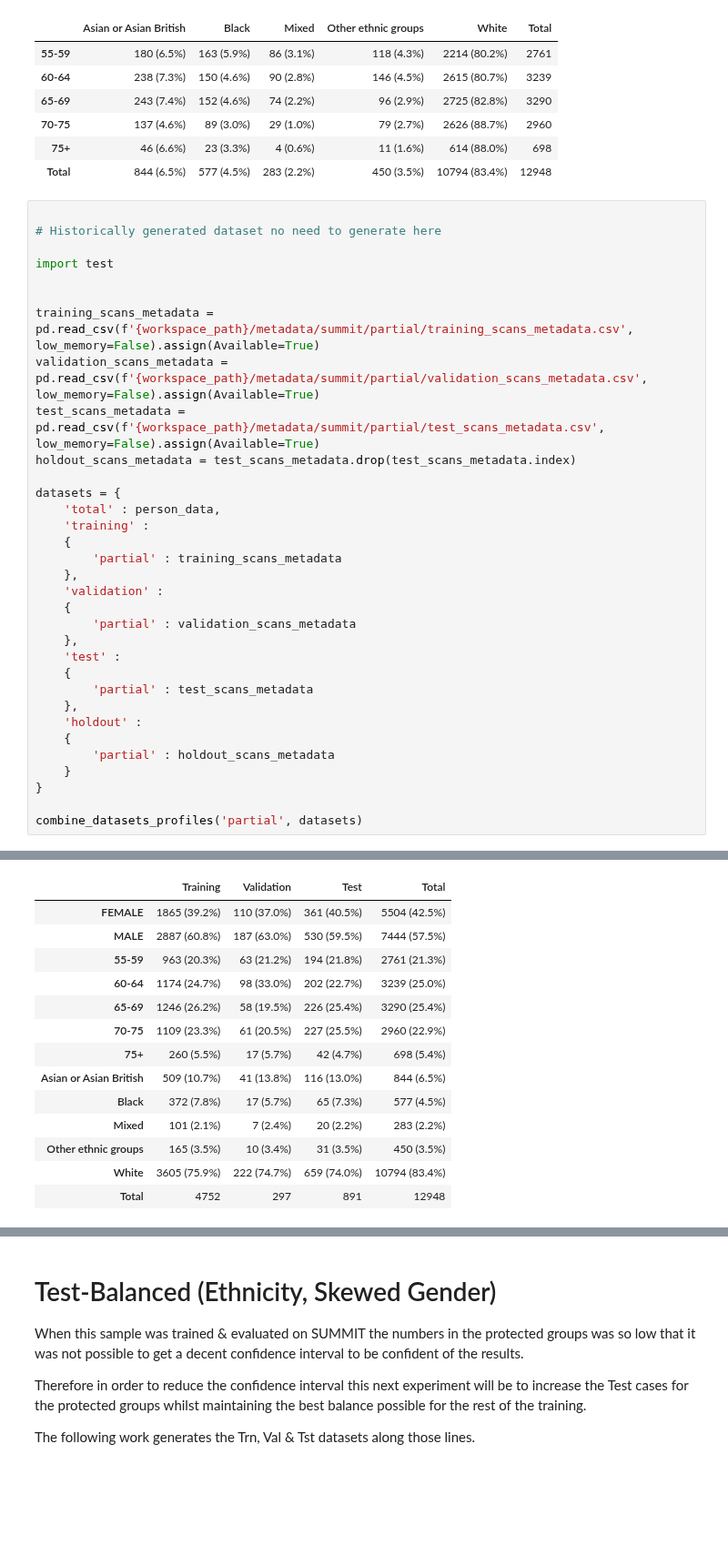
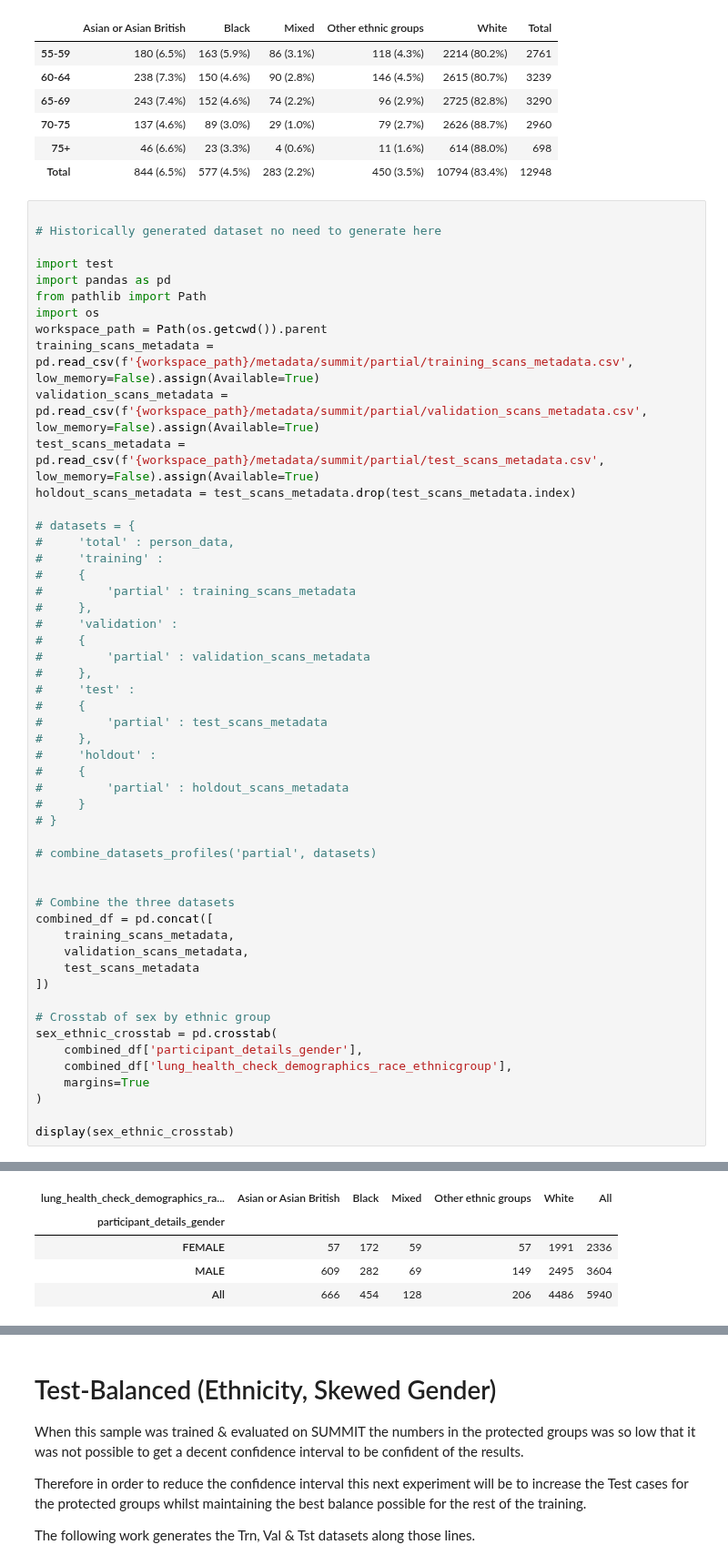
Before and after one commit to johnmccabe44/fairness-in-nodule-detection, a Jupyter notebook: notebooks/experiment_design.ipynb, the cells around one changed output, grey strips where cells are left out. Shown at 91% size. Cells and saved outputs as stored; diff of their text form; blank space fills up the shorter version.

```diff
--- a/notebooks/experiment_design.ipynb
+++ b/notebooks/experiment_design.ipynb
@@ -464,32 +464,51 @@ display(xtab)
 # Historically generated dataset no need to generate here
 
 import test
-
-
+import pandas as pd
+from pathlib import Path
+import os
+workspace_path = Path(os.getcwd()).parent
 training_scans_metadata = pd.read_csv(f'{workspace_path}/metadata/summit/partial/training_scans_metadata.csv', low_memory=False).assign(Available=True)
 validation_scans_metadata = pd.read_csv(f'{workspace_path}/metadata/summit/partial/validation_scans_metadata.csv', low_memory=False).assign(Available=True)
 test_scans_metadata = pd.read_csv(f'{workspace_path}/metadata/summit/partial/test_scans_metadata.csv', low_memory=False).assign(Available=True)
 holdout_scans_metadata = test_scans_metadata.drop(test_scans_metadata.index)
 
-datasets = {
-    'total' : person_data,
-    'training' :
-    {
-        'partial' : training_scans_metadata
-    },
-    'validation' :
-    {
-        'partial' : validation_scans_metadata
-    },
-    'test' :
-    {
-        'partial' : test_scans_metadata
-    },
-    'holdout' :
-    {
-        'partial' : holdout_scans_metadata
-    }
-}
+# datasets = {
+#     'total' : person_data,
+#     'training' :
+#     {
+#         'partial' : training_scans_metadata
+#     },
+#     'validation' :
+#     {
+#         'partial' : validation_scans_metadata
+#     },
+#     'test' :
+#     {
+#         'partial' : test_scans_metadata
+#     },
+#     'holdout' :
+#     {
+#         'partial' : holdout_scans_metadata
+#     }
+# }
 
-combine_datasets_profiles('partial', datasets)
+# combine_datasets_profiles('partial', datasets)
+
+
+# Combine the three datasets
+combined_df = pd.concat([
+    training_scans_metadata,
+    validation_scans_metadata,
+    test_scans_metadata
+])
+
+# Crosstab of sex by ethnic group
+sex_ethnic_crosstab = pd.crosstab(
+    combined_df['participant_details_gender'],
+    combined_df['lung_health_check_demographics_race_ethnicgroup'],
+    margins=True
+)
+
+display(sex_ethnic_crosstab)
 # %% [output]
@@ -497,14 +515,5 @@ True True True False
-|  | Training | Validation | Test | Total |
-| FEMALE | 1865 (39.2%) | 110 (37.0%) | 361 (40.5%) | 5504 (42.5%) |
-| MALE | 2887 (60.8%) | 187 (63.0%) | 530 (59.5%) | 7444 (57.5%) |
-| 55-59 | 963 (20.3%) | 63 (21.2%) | 194 (21.8%) | 2761 (21.3%) |
-| 60-64 | 1174 (24.7%) | 98 (33.0%) | 202 (22.7%) | 3239 (25.0%) |
-| 65-69 | 1246 (26.2%) | 58 (19.5%) | 226 (25.4%) | 3290 (25.4%) |
-| 70-75 | 1109 (23.3%) | 61 (20.5%) | 227 (25.5%) | 2960 (22.9%) |
-| 75+ | 260 (5.5%) | 17 (5.7%) | 42 (4.7%) | 698 (5.4%) |
-| Asian or Asian British | 509 (10.7%) | 41 (13.8%) | 116 (13.0%) | 844 (6.5%) |
-| Black | 372 (7.8%) | 17 (5.7%) | 65 (7.3%) | 577 (4.5%) |
-| Mixed | 101 (2.1%) | 7 (2.4%) | 20 (2.2%) | 283 (2.2%) |
-| Other ethnic groups | 165 (3.5%) | 10 (3.4%) | 31 (3.5%) | 450 (3.5%) |
-| White | 3605 (75.9%) | 222 (74.7%) | 659 (74.0%) | 10794 (83.4%) |
-| Total | 4752 | 297 | 891 | 12948 |
+| lung_health_check_demographics_ra... | Asian or Asian British | Black | Mixed | Other ethnic groups | White | All |
+| participant_details_gender |  |  |  |  |  |  |
+| FEMALE | 57 | 172 | 59 | 57 | 1991 | 2336 |
+| MALE | 609 | 282 | 69 | 149 | 2495 | 3604 |
+| All | 666 | 454 | 128 | 206 | 4486 | 5940 |
```
Also changed, not shown: parts of 1 cell of this notebook, 2 other files.
